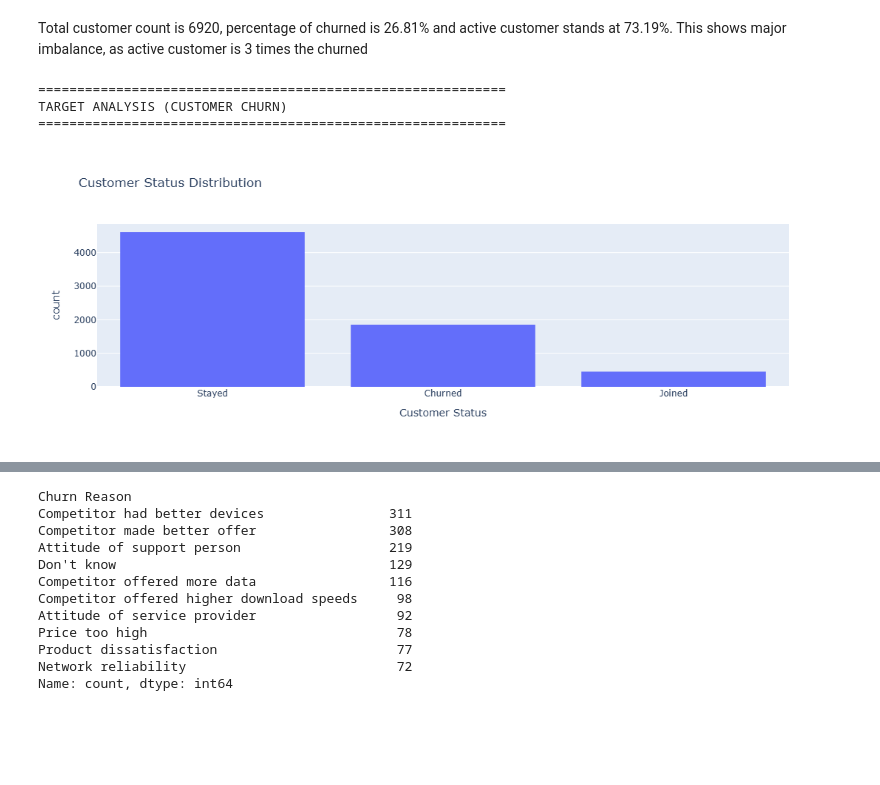
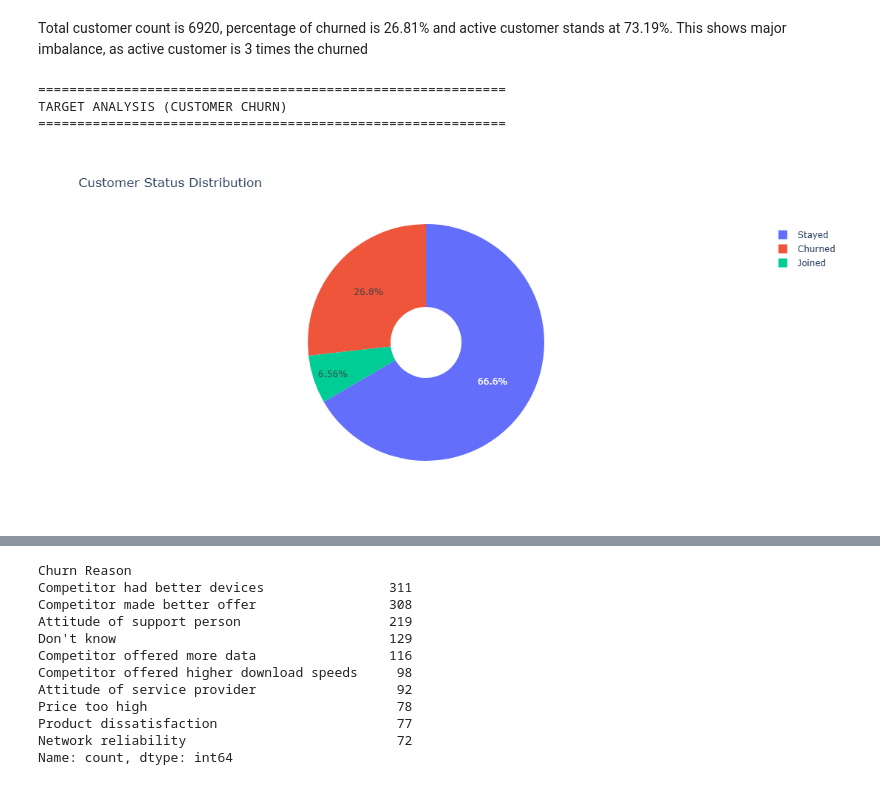
Before and after one commit to kwiver/customer_churn, a Jupyter notebook: notebooks/02_eda.ipynb, the cells around one changed output, grey strips where cells are left out. Drawn from its saved outputs; the diff is of its cells as text; code cells hidden in the pictures; blank space fills up the shorter version.

```diff
--- a/notebooks/02_eda.ipynb
+++ b/notebooks/02_eda.ipynb
@@ -57,21 +57,23 @@ This shows major imbalance, as active customer is 3 times the churned
 # %%
 print("=" * 60)
 print("TARGET ANALYSIS (CUSTOMER CHURN)")
 print("=" * 60)
 
 # Churn Distribution
-fig = px.histogram(
-    df, x="Customer Status",
+fig = px.pie(
+    df,
+    names="Customer Status",
     title="Customer Status Distribution",
-    width=600,
-    height=400
+    width=500,
+    height=500,
+    hole=0.3
 )
 fig.show()
 # %% [output]
 ============================================================
 TARGET ANALYSIS (CUSTOMER CHURN)
 ============================================================
-[figure, old version]
+[figure, new version]
 # %%
 # Churn Category Breakdown
 px.histogram(
```
Also changed, not shown: parts of 6 cells of this notebook.
